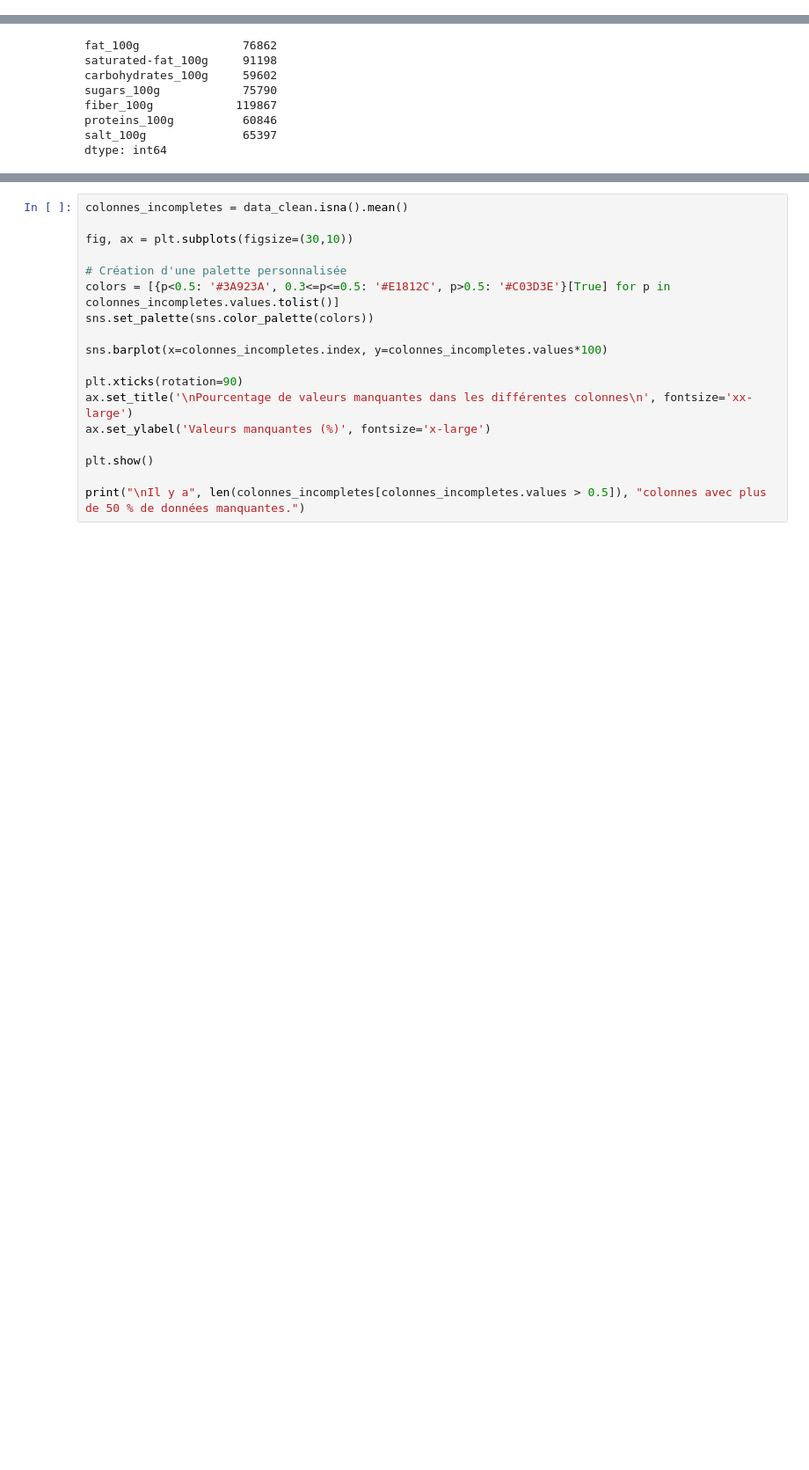
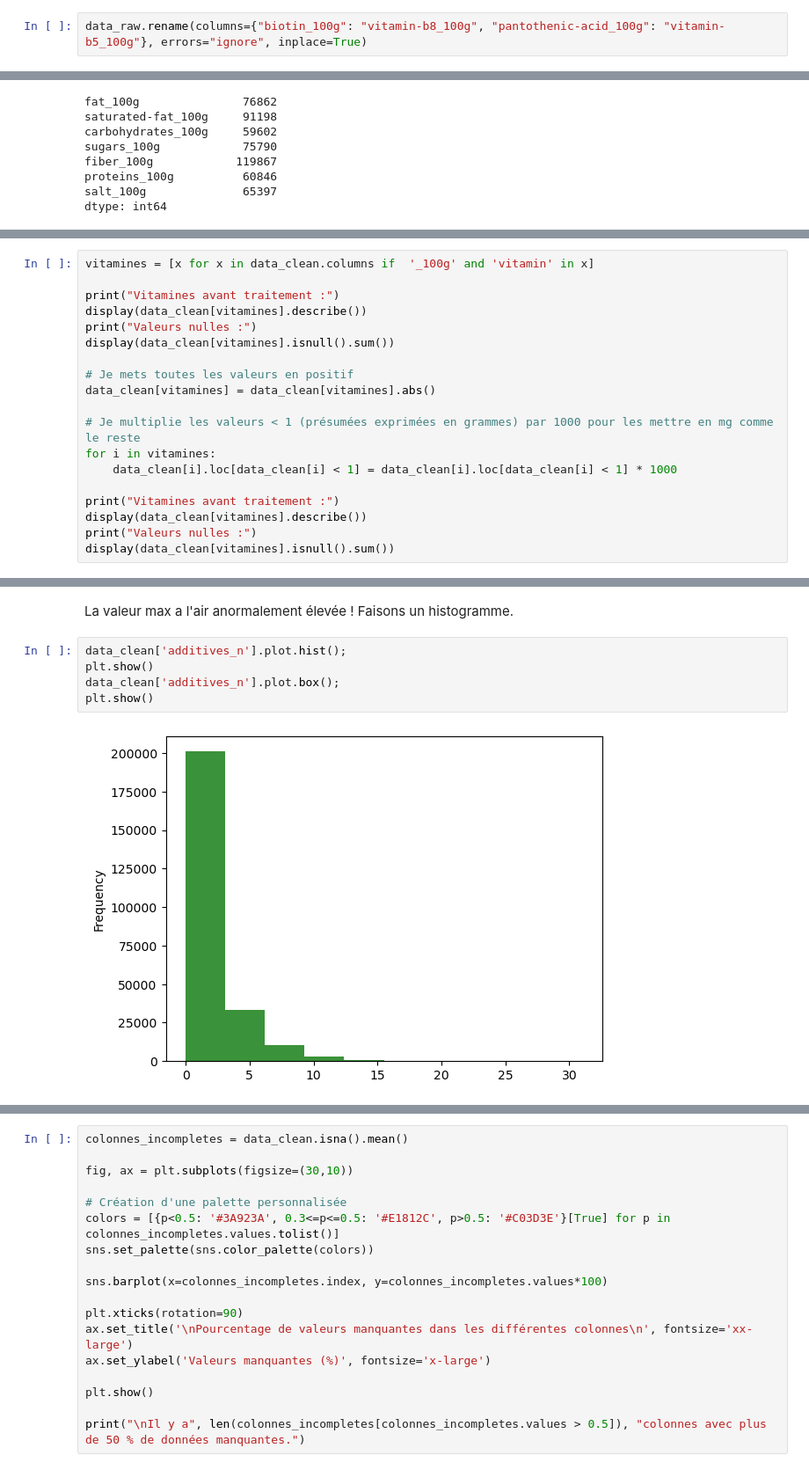
Before and after one commit to BiGHeaDMaX/Nettoyage-et-EDA, a Jupyter notebook: OCR - Projet 2 - V2.ipynb, the cells around one changed output, grey strips where cells are left out. Shown at 88% size. Saved outputs shown, nothing was run; the diff lists cells and outputs as text; blank space fills up the shorter version.

```diff
--- a/OCR - Projet 2 - V2.ipynb
+++ b/OCR - Projet 2 - V2.ipynb
@@ -151,3 +158,5 @@ Il y a 0 doubles dans la colonne code
+# %%
+data_raw.rename(columns={"biotin_100g": "vitamin-b8_100g", "pantothenic-acid_100g": "vitamin-b5_100g"}, errors="ignore", inplace=True)
 # %% [markdown]
 ### Suppression des colonnes avec plus de 90% de valeurs manquantes
 # %%
@@ -476,0 +492,19 @@ dtype: int64
+# %%
+vitamines = [x for x in data_clean.columns if  '_100g' and 'vitamin' in x]
+
+print("Vitamines avant traitement :")
+display(data_clean[vitamines].describe())
+print("Valeurs nulles :")
+display(data_clean[vitamines].isnull().sum())
+
+# Je mets toutes les valeurs en positif
+data_clean[vitamines] = data_clean[vitamines].abs()
+
+# Je multiplie les valeurs < 1 (présumées exprimées en grammes) par 1000 pour les mettre en mg comme le reste
+for i in vitamines:
+    data_clean[i].loc[data_clean[i] < 1] = data_clean[i].loc[data_clean[i] < 1] * 1000
+
+print("Vitamines avant traitement :")
+display(data_clean[vitamines].describe())
+print("Valeurs nulles :")
+display(data_clean[vitamines].isnull().sum())
@@ -476,0 +579,9 @@ dtype: int64
+# %% [markdown]
+La valeur max a l'air anormalement élevée ! Faisons un histogramme.
+# %%
+data_clean['additives_n'].plot.hist();
+plt.show()
+data_clean['additives_n'].plot.box();
+plt.show()
+# %% [output]
+[figure, added]
```
Also changed, not shown: parts of 21 cells of this notebook.
